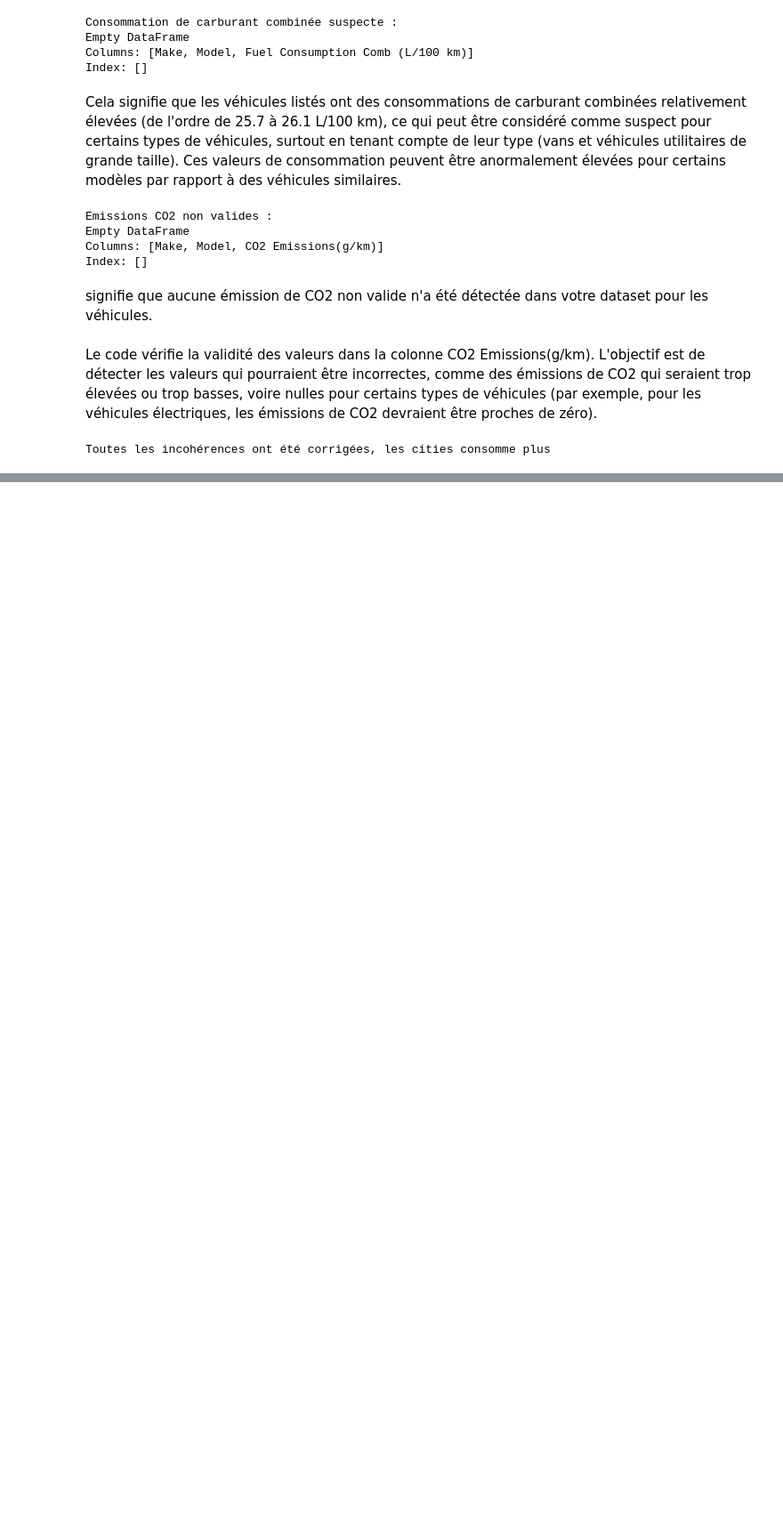
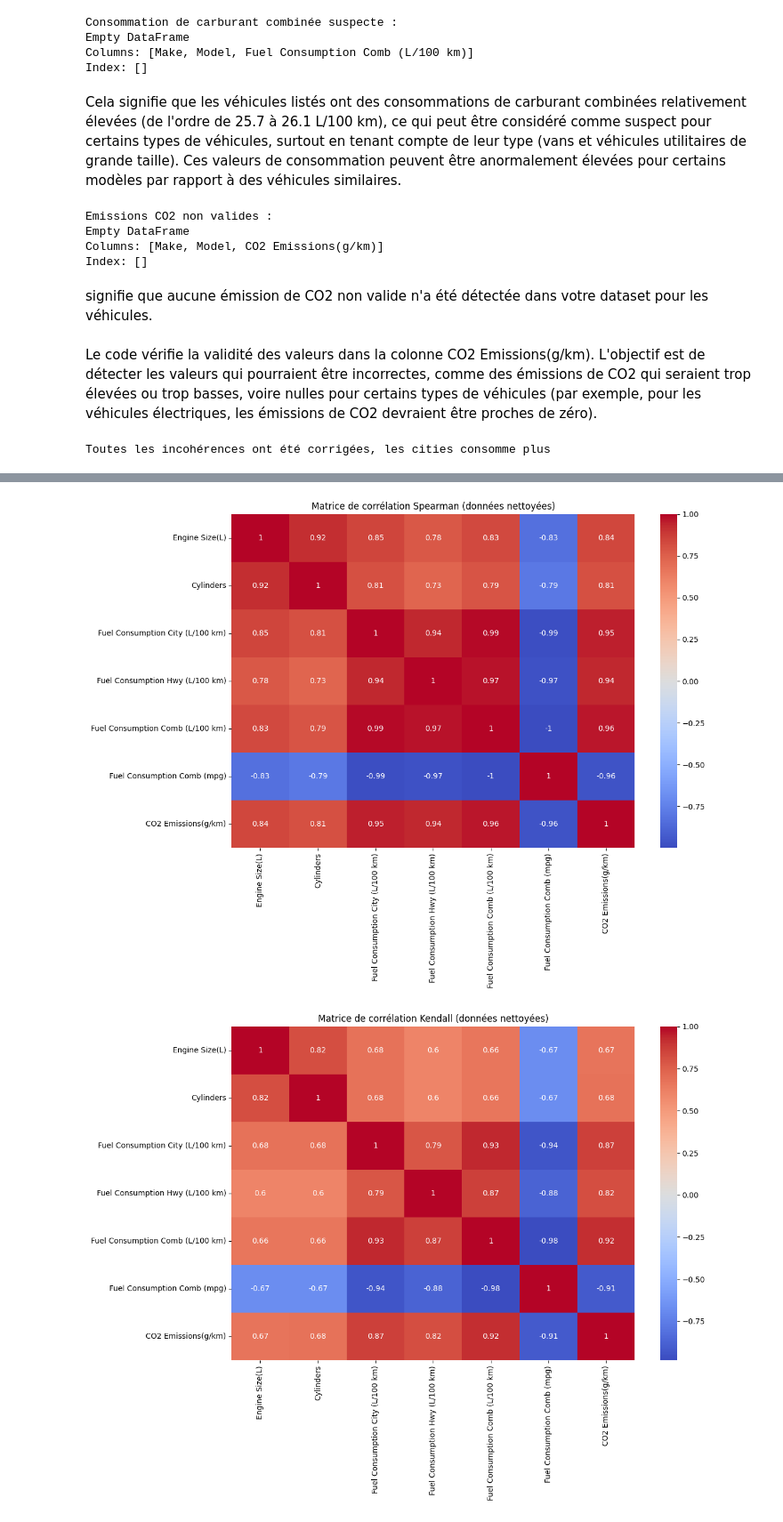
Before and after one commit to AnaisNaitAtmane/Projet-, a Jupyter notebook: fichier.ipynb, the cells around one changed output, grey strips where cells are left out. Shown at 89% size. Cells and saved outputs as stored; diff of their text form; code cells hidden in the pictures; blank space fills up the shorter version.

```diff
--- a/fichier.ipynb
+++ b/fichier.ipynb
@@ -373,0 +492,24 @@ Toutes les incohérences ont été corrigées, les cities consomme plus
+# %%
+import seaborn as sns
+import matplotlib.pyplot as plt
+
+# Filtrer uniquement les colonnes numériques dans df_unique
+numeric_df_unique = df_unique.select_dtypes(include=['float64', 'int64'])
+
+# Calcul des deux matrices de corrélation
+spearman_corr_unique = numeric_df_unique.corr(method='spearman')  # Relation monotone
+kendall_corr_unique = numeric_df_unique.corr(method='kendall')    # Relation monotone robuste
+
+# Afficher les matrices sous forme de heatmaps
+plt.figure(figsize=(12, 8))
+sns.heatmap(spearman_corr_unique, annot=True, cmap='coolwarm')
+plt.title("Matrice de corrélation Spearman (données nettoyées)")
+plt.show()
+
+plt.figure(figsize=(12, 8))
+sns.heatmap(kendall_corr_unique, annot=True, cmap='coolwarm')
+plt.title("Matrice de corrélation Kendall (données nettoyées)")
+plt.show()
+# %% [output]
+[figure, added]
+[figure, added]
```
Also changed, not shown: parts of 50 cells of this notebook.
